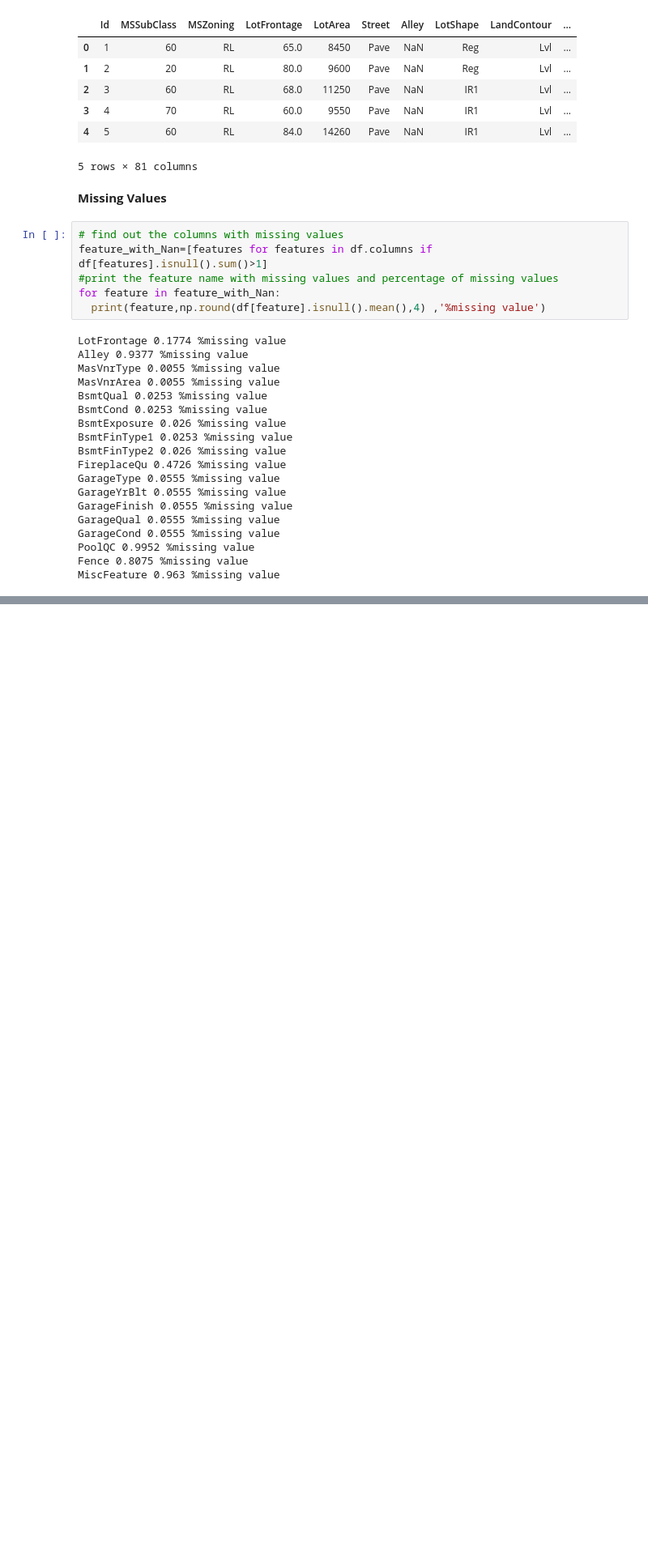
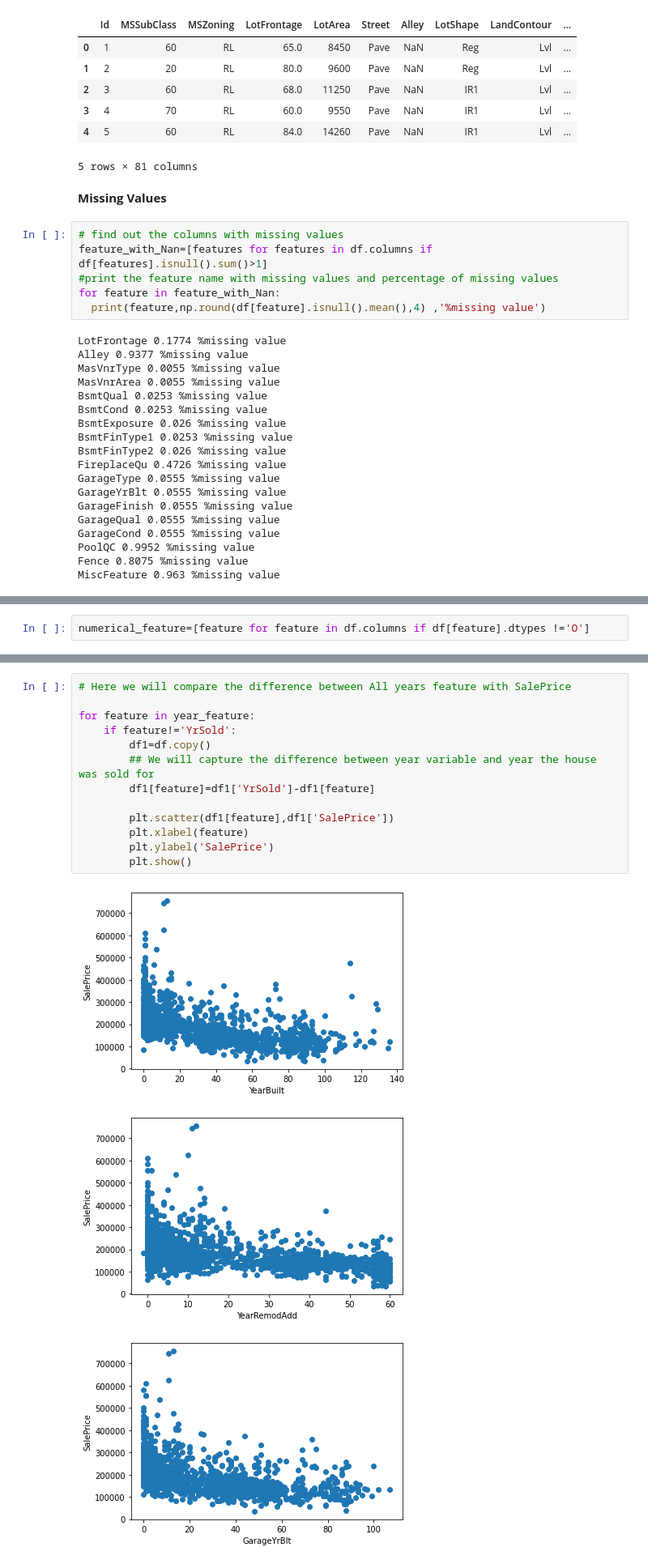
Before and after one commit to fathimajafir/House-pricing-prediction, a Jupyter notebook: Advance_House_pricing_Advanced_Regression_Techniques.ipynb, the cells around one changed output, grey strips where cells are left out. Shown at 81% size. Cells and saved outputs as stored; diff of their text form; blank space fills up the shorter version.

```diff
--- a/Advance_House_pricing_Advanced_Regression_Techniques.ipynb
+++ b/Advance_House_pricing_Advanced_Regression_Techniques.ipynb
@@ -64,0 +93,2 @@ MiscFeature 0.963 %missing value
+# %%
+numerical_feature=[feature for feature in df.columns if df[feature].dtypes !='O']
@@ -64,0 +120,17 @@ MiscFeature 0.963 %missing value
+# %%
+# Here we will compare the difference between All years feature with SalePrice
+
+for feature in year_feature:
+    if feature!='YrSold':
+        df1=df.copy()
+        ## We will capture the difference between year variable and year the house was sold for
+        df1[feature]=df1['YrSold']-df1[feature]
+
+        plt.scatter(df1[feature],df1['SalePrice'])
+        plt.xlabel(feature)
+        plt.ylabel('SalePrice')
+        plt.show()
+# %% [output]
+[figure, added]
+[figure, added]
+[figure, added]
```
Also changed, not shown: parts of 14 cells of this notebook.
